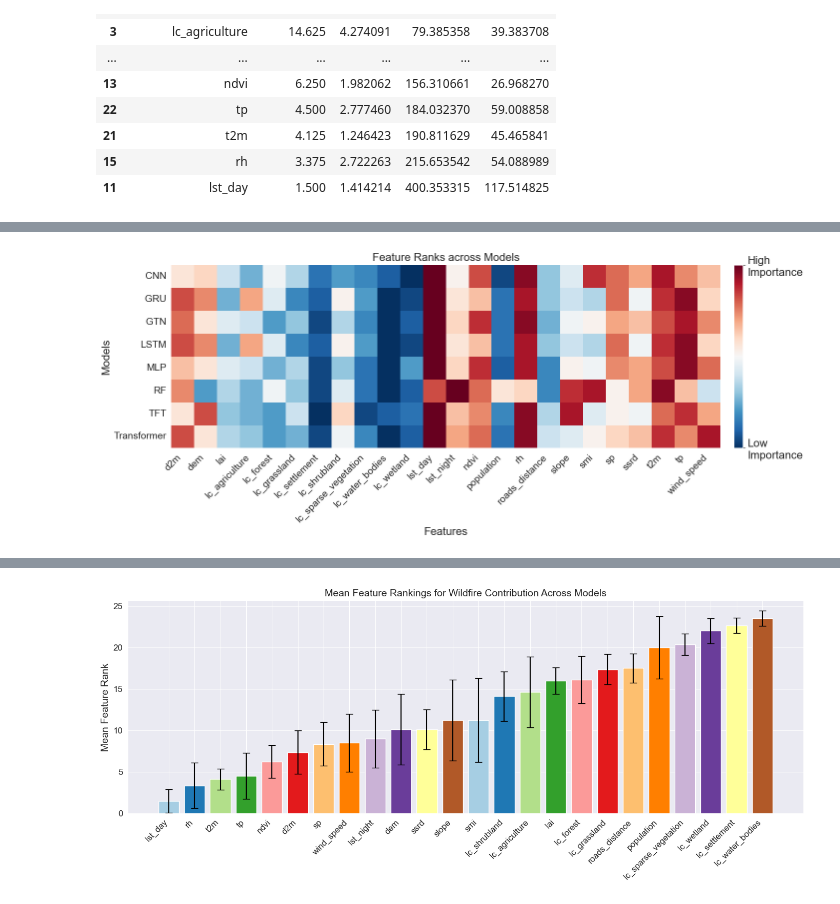
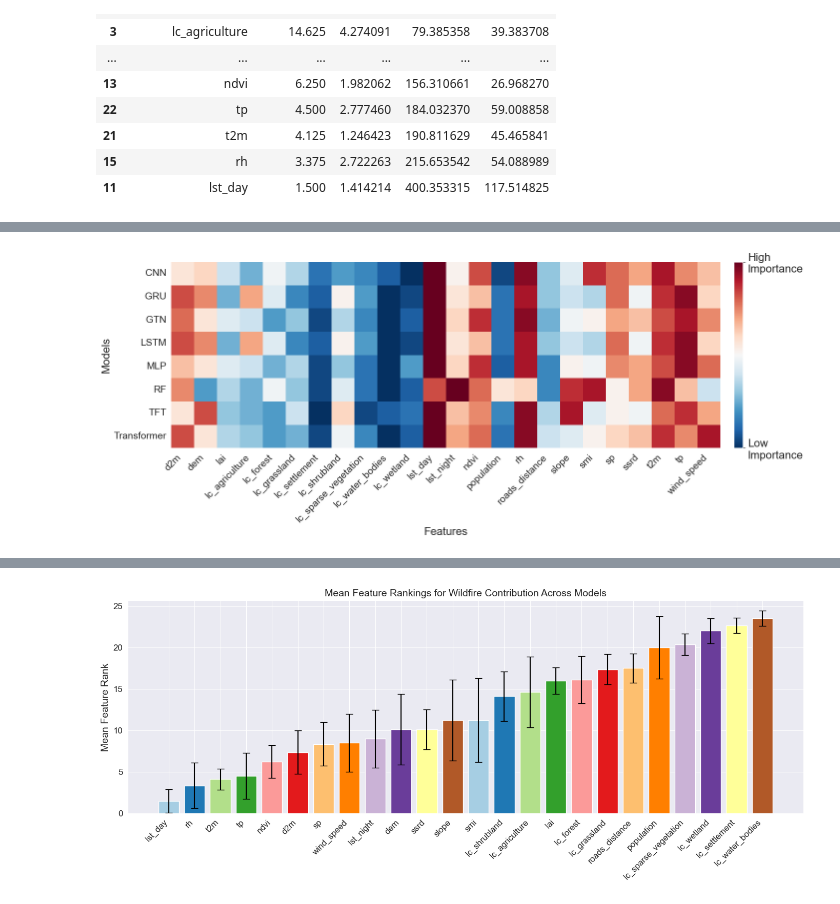
Before and after one commit to paulinebecker2002/mesogeos, a Jupyter notebook: outputs/shap_analysis.ipynb, the cells around one changed output, grey strips where cells are left out. Drawn from its saved outputs; the diff is of its cells as text; code cells hidden in the pictures.

```diff
--- a/outputs/shap_analysis.ipynb
+++ b/outputs/shap_analysis.ipynb
@@ -33,5 +106,6 @@ import matplotlib.pyplot as plt
 # %%
-df = pd.read_csv("/Users/I566184/bachelorarbeit_coding/mesogeos/csv/Shap_Importance_across_Models.csv", sep=";")
+df = pd.read_csv("/Users/paulinebecker/Desktop/mesogeos_git/mesogeos/csv/Shap_Importance_across_Models.csv", sep=";")
+df_ig = pd.read_csv("/Users/paulinebecker/Desktop/mesogeos_git/mesogeos/csv/ig_map_csv/ig_map_ranked_mean_abs.csv", sep=",")
 def reshape_shap_csv(df: pd.DataFrame):
     records = []
     for i in range(0, df.shape[1], 2):
@@ -52,6 +126,7 @@ def reshape_shap_csv(df: pd.DataFrame):
 
     return pd.DataFrame(records)
 df_ordered = reshape_shap_csv(df)
+df_ig_ordered = reshape_shap_csv(df_ig)
 
 def reshape_shap_csv_reveresed(df: pd.DataFrame):
     records = []
@@ -74,3 +149,5 @@ def reshape_shap_csv_reveresed(df: pd.DataFrame):
     return pd.DataFrame(records)
 df_ordered = reshape_shap_csv(df)
 df_reversed = reshape_shap_csv_reveresed(df)
+df_ig_reversed = reshape_shap_csv_reveresed(df_ig)
+df_ordered
@@ -94,15 +185,8 @@ def compute_mean_ranks(df: pd.DataFrame, output_path: str = "mean_ranks.csv"):
     grouped.to_csv(output_path, index=False)
     return grouped
 
-def plot_shap_heatmap(df: pd.DataFrame):
-    pivot = df.pivot(index='Model', columns='Feature', values='SHAP')
-    plt.figure(figsize=(15, 6))
-    sns.heatmap(pivot, annot=False, cmap="RdBu_r", cbar_kws={'label': 'Aggregated SHAP'})
-    plt.title("Aggregated SHAP Values across Models", rotation=0, fontsize=14, fontweight='medium')
-    plt.tight_layout()
-    plt.show()
 
-def plot_rank_heatmap(df: pd.DataFrame):
+def plot_rank_heatmap(df: pd.DataFrame, xai_method):
     pivot = df.pivot(index='Model', columns='Feature', values='Rank')
 
     fig, ax = plt.subplots(figsize=(15, 6))
@@ -118,11 +202,12 @@ def plot_rank_heatmap(df: pd.DataFrame):
     cbar.ax.tick_params(labelsize=16)
 
 
-    ax.set_title("Feature Ranks across Models", fontsize=16, fontweight='medium')
+    ax.set_title("")
     ax.set_ylabel("Models", fontsize=16, fontweight='medium')
     ax.set_xlabel("Features", fontsize=16, fontweight='medium')
     ax.set_xticklabels(ax.get_xticklabels(), rotation=45, ha="right", fontsize=14, fontweight='medium')
     ax.set_yticklabels(ax.get_yticklabels(), rotation=0, ha="right", fontsize=14, fontweight='medium')
 
     plt.tight_layout()
+    plt.savefig(f'/Users/paulinebecker/Library/Mobile Documents/com~apple~CloudDocs/Uni/Wirtschaftsinformatik KIT/Semester6/Bachlorarbeit/Graphics/Results/Paper/rank_heatmap_{xai_method}.png', format='png', dpi=300)
     plt.show()
@@ -149,4 +258,4 @@ compute_mean_ranks(df_ordered, output_path="/Users/I566184/bachelorarbeit_coding
 # %%
-plot_rank_heatmap(df_reversed)
+plot_rank_heatmap(df_reversed, "SHAP")
 # %% [output]
-[figure, old version]
+[figure, new version]
```
Also changed, not shown: parts of 13 cells of this notebook, 8 other files.
